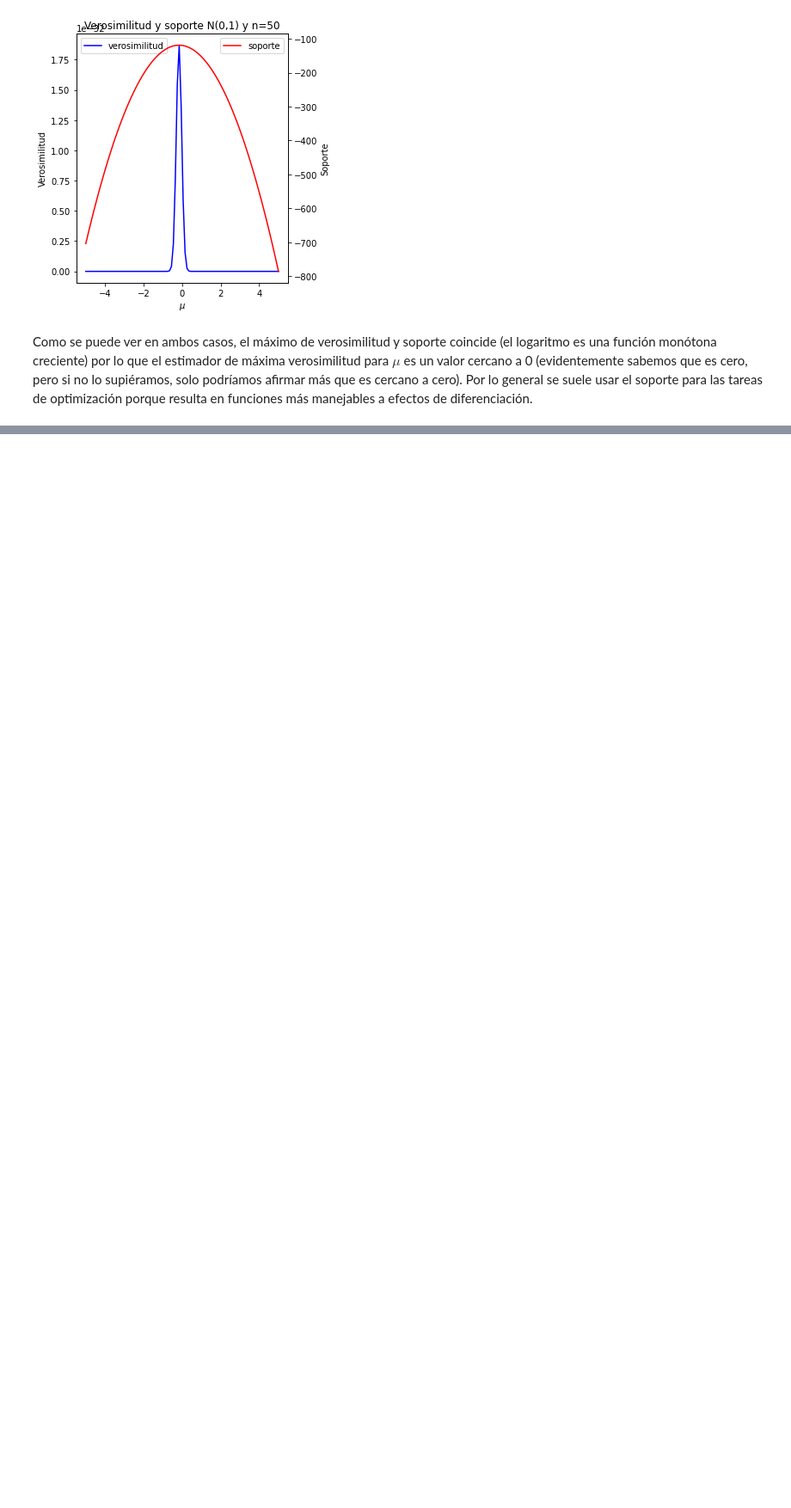
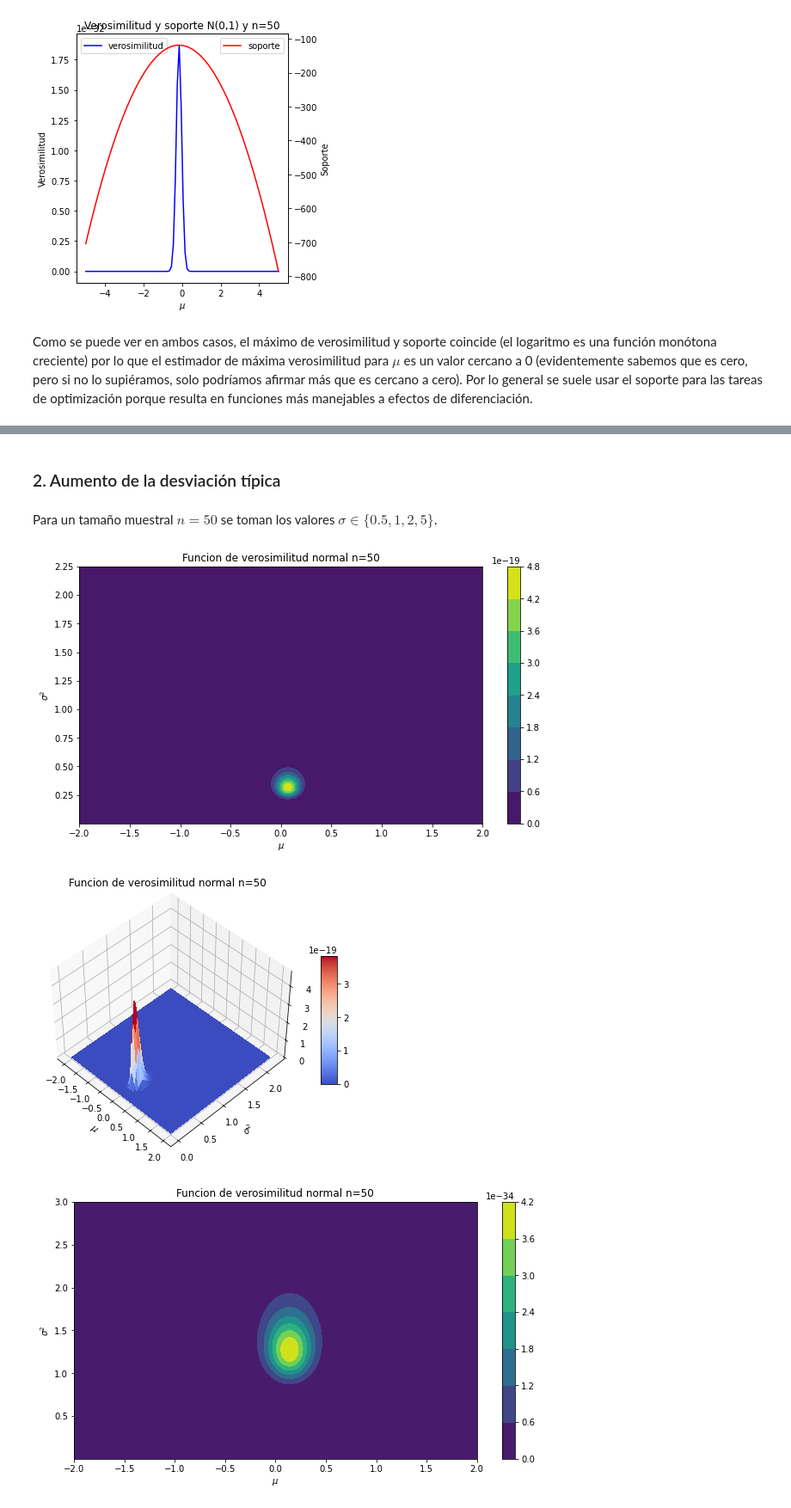
Before and after one commit to danielp2797/UAM-Big-Data-21-22, a Jupyter notebook: estadistica/practica2/perezefremovadaniel_p2.ipynb, the cells around one changed output, grey strips where cells are left out. Shown at 86% size. Cells and saved outputs as stored; diff of their text form; code cells hidden in the pictures; blank space fills up the shorter version.

```diff
--- a/estadistica/practica2/perezefremovadaniel_p2.ipynb
+++ b/estadistica/practica2/perezefremovadaniel_p2.ipynb
@@ -370,0 +472,13 @@ Como se puede ver en ambos casos, el máximo de verosimilitud y soporte coincide
+# %% [markdown]
+### 2. Aumento de la desviación típica
+# %% [markdown]
+Para un tamaño muestral $n=50$ se toman los valores $\sigma \in \lbrace 0.5, 1, 2, 5\rbrace$.
+# %%
+verosimilitud_normal(0, .5, 50)
+verosimilitud_normal(0, 1, 50)
+verosimilitud_normal(0, 2, 50)
+verosimilitud_normal(0, 5, 50)
+# %% [output]
+[figure, added]
+[figure, added]
+[figure, added]
```
Also changed, not shown: parts of 21 cells of this notebook.
